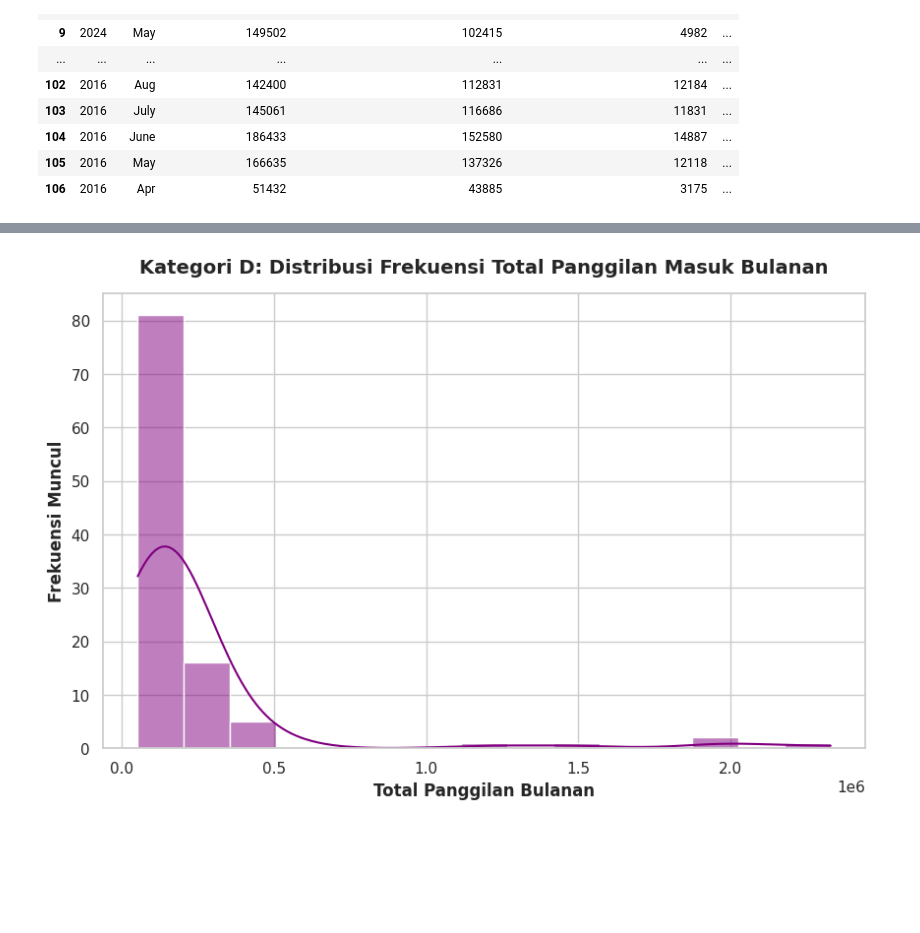
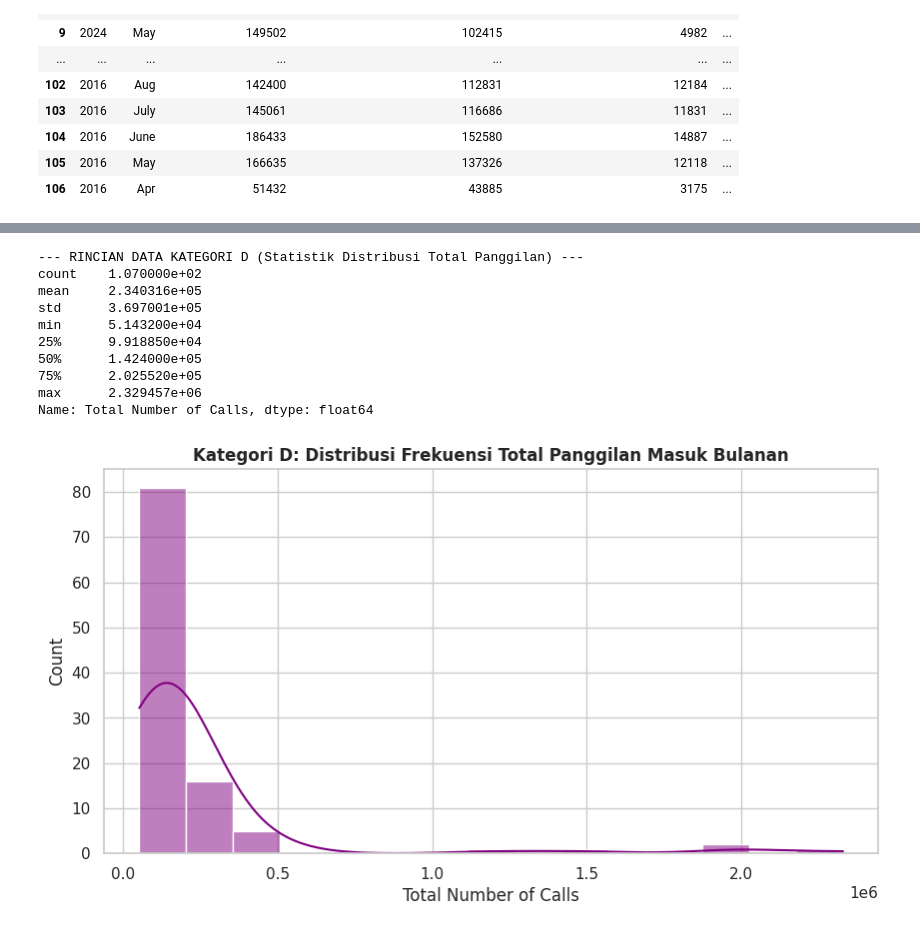
Before and after one commit to Muhafikri-ARC/Post-Test_Kelompok-2, a Jupyter notebook: Post Test Kelompok 2.ipynb, the cells around one changed output, grey strips where cells are left out. Saved outputs shown, nothing was run; the diff lists cells and outputs as text; code cells hidden in the pictures; blank space fills up the shorter version.

```diff
--- a/Post Test Kelompok 2.ipynb
+++ b/Post Test Kelompok 2.ipynb
@@ -70,0 +69,8 @@ Passing `palette` without assigning `hue` is deprecated and will be removed in v
+# %%
+print("--- RINCIAN DATA KATEGORI B (Total Panggilan Tiap Bulan di Tahun 2023) ---")
+# Mengurutkan bulan berdasarkan kalender agar tidak acak
+months_order = ['Jan', 'Feb', 'Mar', 'Apr', 'May', 'June', 'July', 'Aug', 'Sept', 'Oct', 'Nov', 'Dec']
+df['Month'] = pd.Categorical(df['Month'], categories=months_order, ordered=True)
+
+data_b = df[df['Year'] == 2023].sort_values('Month')
+print(data_b[['Month', 'Total Number of Calls']].to_string(index=False))
@@ -91,15 +114,6 @@ plt.show()
 # %%
-# Mengatur tema visual
-sns.set_theme(style="whitegrid")
-plt.figure(figsize=(10, 6))
-
-# Membuat Scatter Plot korelasi antara Info Kesehatan dan Info Ambulans
-sns.scatterplot(data=df, x='Number of Total Health Information', y='Number of Total Ambulance Information', color='teal', alpha=0.7, s=60)
-
-# Atribut Grafik
-plt.title('Kategori C: Hubungan Info Kesehatan vs Info Ambulans', fontweight='bold', fontsize=14, pad=15)
-plt.xlabel('Jumlah Info Kesehatan', fontweight='bold')
-plt.ylabel('Jumlah Info Ambulans', fontweight='bold')
-
+plt.figure(figsize=(10, 5))
+sns.scatterplot(data=df, x='Number of Total Health Information', y='Number of Total Ambulance Information', color='teal')
+plt.title('Kategori C: Hubungan Info Kesehatan vs Info Ambulans', fontweight='bold')
 plt.show()
 # %% [output]
@@ -107,16 +121,21 @@ plt.show()
+# %%
+print("--- RINCIAN DATA KATEGORI D (Statistik Distribusi Total Panggilan) ---")
+print(df['Total Number of Calls'].describe())
+# %% [output]
+--- RINCIAN DATA KATEGORI D (Statistik Distribusi Total Panggilan) ---
+count    1.070000e+02
+mean     2.340316e+05
+std      3.697001e+05
+min      5.143200e+04
+25%      9.918850e+04
+50%      1.424000e+05
+75%      2.025520e+05
+max      2.329457e+06
+Name: Total Number of Calls, dtype: float64
 # %%
-# Mengatur tema visual
-sns.set_theme(style="whitegrid")
-plt.figure(figsize=(10, 6))
-
-# Membuat Histogram untuk melihat sebaran/distribusi total panggilan bulanan
+plt.figure(figsize=(10, 5))
 sns.histplot(data=df, x='Total Number of Calls', kde=True, bins=15, color='purple')
-
-# Atribut Grafik
-plt.title('Kategori D: Distribusi Frekuensi Total Panggilan Masuk Bulanan', fontweight='bold', fontsize=14, pad=15)
-plt.xlabel('Total Panggilan Bulanan', fontweight='bold')
-plt.ylabel('Frekuensi Muncul', fontweight='bold')
-
+plt.title('Kategori D: Distribusi Frekuensi Total Panggilan Masuk Bulanan', fontweight='bold')
 plt.show()
 # %% [output]
-[figure, old version]
+[figure, new version]
```
Also changed, not shown: parts of 8 cells of this notebook.
